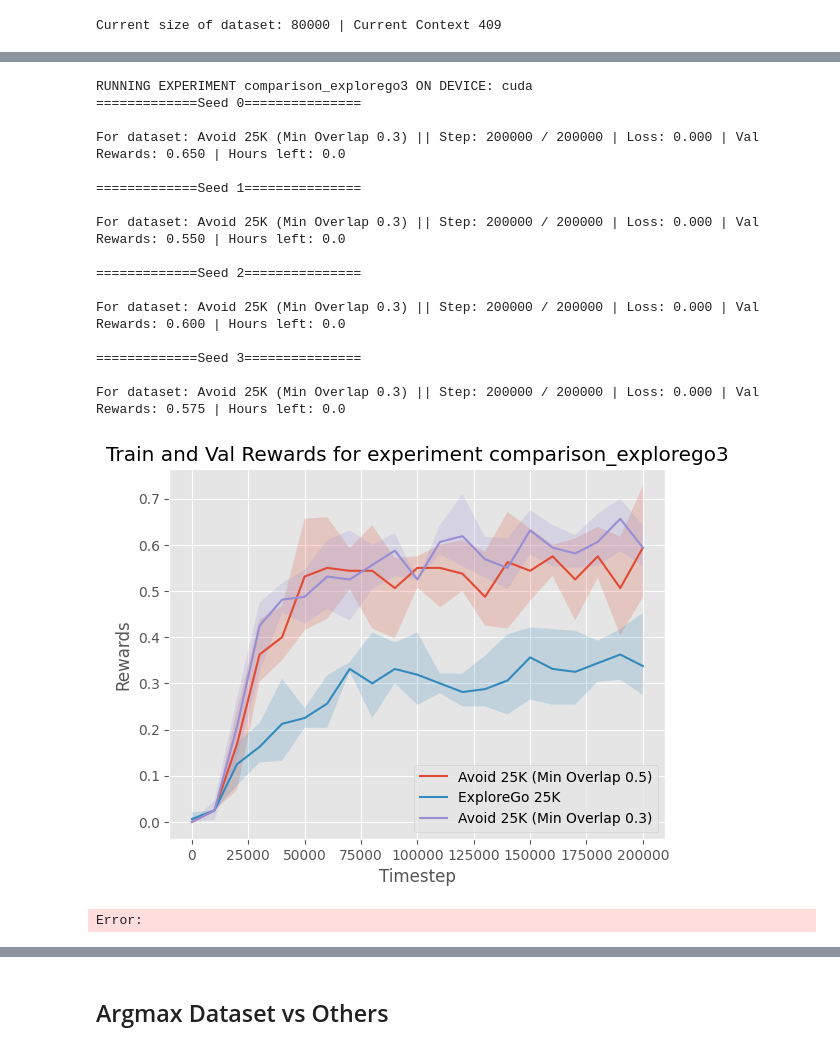
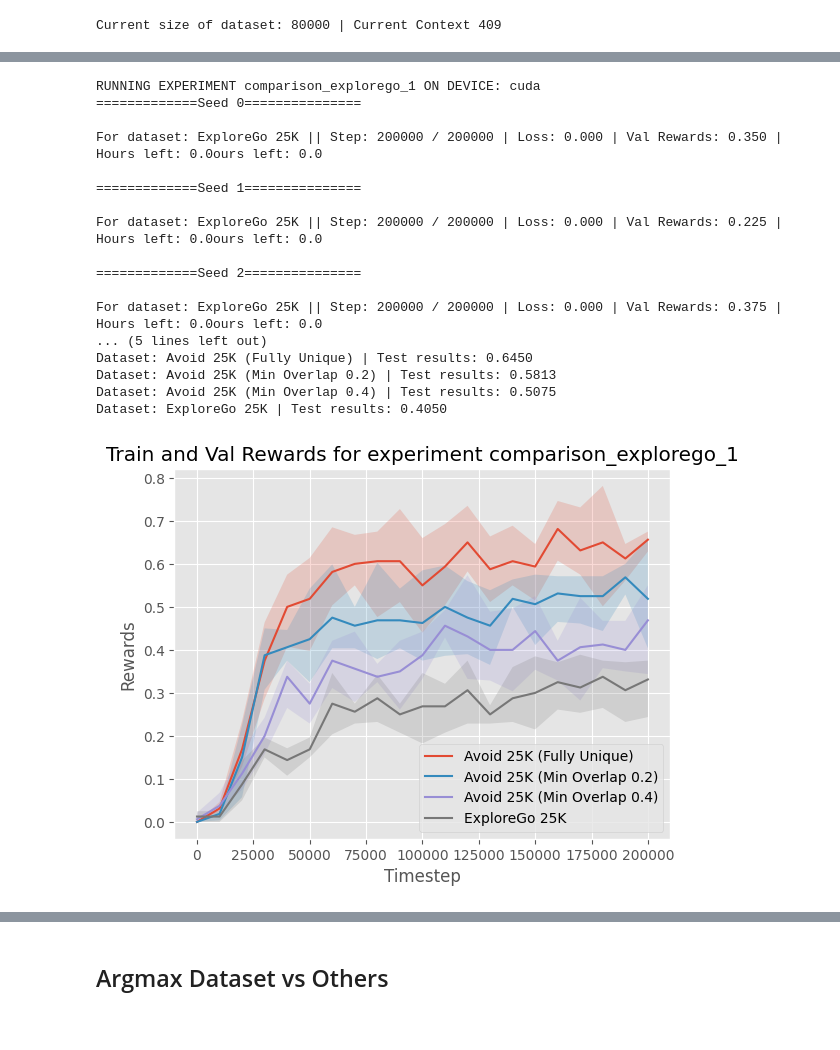
Before and after one commit to aryangarg794/four_room, a Jupyter notebook: regression.ipynb, the cells around one changed output, grey strips where cells are left out. Drawn from its saved outputs; the diff is of its cells as text; code cells hidden in the pictures.

Commit message:
feat: added rnd-based dataset

```diff
--- a/regression.ipynb
+++ b/regression.ipynb
@@ -29,7 +29,7 @@ size = 19
 with open('configs/train.pl', 'rb') as file:
     train_config = dill.load(file)
 
-with open('configs/test_reachable.pl', 'rb') as file:
+with open('configs/test_unreachable.pl', 'rb') as file:
     test_config = dill.load(file)
 
 with open('configs/validation_unreachable.pl', 'rb') as file:
@@ -371,6 +373,17 @@ class Experiment:
             original_obs=True
         )
 
+        self.test_env = gym_wrapper(gym.make(
+                'MiniGrid-FourRooms-v1',
+                agent_pos= test_config['agent positions'],
+                goal_pos = test_config['goal positions'],
+                doors_pos = test_config['topologies'],
+                agent_dir = test_config['agent directions'],
+                size=size
+            ),
+            original_obs=True
+        )
+
     def run_experiment(
         self,
         datasets: list,
@@ -378,6 +391,7 @@ class Experiment:
     ):
         assert len(datasets) == len(labels)
         results = [[] for _ in range(len(datasets))]
+        test_results = [[] for _ in range(len(datasets))]
 
         try:
             torch.backends.cudnn.deterministic = True
@@ -397,10 +411,15 @@ class Experiment:
                                             val_freq=self.val_freq, print_freq=self.val_freq, label=labels[i],
                                             batch_size=self.batch_size)
                     results[i].append(val_rewards)
+                    test_results[i].append(model.validation(self.test_env, val_steps=200))
+
                 print('\n')
             self.plot_result(results, labels)
             self.save_results(results)
 
+            for i, dataset in enumerate(datasets):
+                mean = np.mean(test_results[i])
+                print(f'Dataset: {labels[i]} | Test results: {mean:.4f}')
         except KeyboardInterrupt:
             print('Experiment stopped prematurely')
             self.close()
@@ -835,40 +852,43 @@ Current size of dataset: 79997 | Current Context 132
 # %%
-with open(f'action_values/avoid_25k_05.pl', 'rb') as file:
-    avoid = dill.load(file)
+with open(f'action_values/avoid_25k.pl', 'rb') as file:
+    avoid_full = dill.load(file)
 
 with open(f'action_values/explorego_25k.pl', 'rb') as file:
     explore = dill.load(file)
 
-with open(f'action_values/avoid_25k_03.pl', 'rb') as file:
-    avoid_03 = dill.load(file)
+with open(f'action_values/avoid_25k_02.pl', 'rb') as file:
+    avoid_02 = dill.load(file)
+
+with open(f'action_values/avoid_25k_04.pl', 'rb') as file:
+    avoid_04 = dill.load(file)
 
 avoid_vs_explorego = Experiment(
-    'comparison_explorego3',
+    'comparison_explorego_1',
     seeds=[0, 1, 2, 3],
     timesteps=int(2e5),
     val_freq=int(1e4),
     batch_size=64
 )
 
-avoid_vs_explorego.run_experiment([avoid, explore, avoid_03],
-                               ['Avoid 25K (Min Overlap 0.5)', 'ExploreGo 25K', 'Avoid 25K (Min Overlap 0.3)'])
+avoid_vs_explorego.run_experiment([avoid_full, avoid_02, avoid_04, explore],
+                               ['Avoid 25K (Fully Unique)', 'Avoid 25K (Min Overlap 0.2)', 'Avoid 25K (Min Overlap 0.4)', 'ExploreGo 25K'])
 # %% [output]
-RUNNING EXPERIMENT comparison_explorego3 ON DEVICE: cuda
+RUNNING EXPERIMENT comparison_explorego_1 ON DEVICE: cuda
 =============Seed 0===============
 
-For dataset: Avoid 25K (Min Overlap 0.3) || Step: 200000 / 200000 | Loss: 0.000 | Val Rewards: 0.650 | Hours left: 0.0
+For dataset: ExploreGo 25K || Step: 200000 / 200000 | Loss: 0.000 | Val Rewards: 0.350 | Hours left: 0.0ours left: 0.0
 
 =============Seed 1===============
 
-For dataset: Avoid 25K (Min Overlap 0.3) || Step: 200000 / 200000 | Loss: 0.000 | Val Rewards: 0.550 | Hours left: 0.0
+For dataset: ExploreGo 25K || Step: 200000 / 200000 | Loss: 0.000 | Val Rewards: 0.225 | Hours left: 0.0ours left: 0.0
 
 =============Seed 2===============
 
-For dataset: Avoid 25K (Min Overlap 0.3) || Step: 200000 / 200000 | Loss: 0.000 | Val Rewards: 0.600 | Hours left: 0.0
-
-=============Seed 3===============
-
-For dataset: Avoid 25K (Min Overlap 0.3) || Step: 200000 / 200000 | Loss: 0.000 | Val Rewards: 0.575 | Hours left: 0.0
+For dataset: ExploreGo 25K || Step: 200000 / 200000 | Loss: 0.000 | Val Rewards: 0.375 | Hours left: 0.0ours left: 0.0
+... (5 lines left out)
+Dataset: Avoid 25K (Fully Unique) | Test results: 0.6450
+Dataset: Avoid 25K (Min Overlap 0.2) | Test results: 0.5813
+Dataset: Avoid 25K (Min Overlap 0.4) | Test results: 0.5075
+Dataset: ExploreGo 25K | Test results: 0.4050
-[figure, old version]
+[figure, new version]
-Error:
 # %%
```
Also changed, not shown: parts of 7 cells of this notebook, 23 other files.
